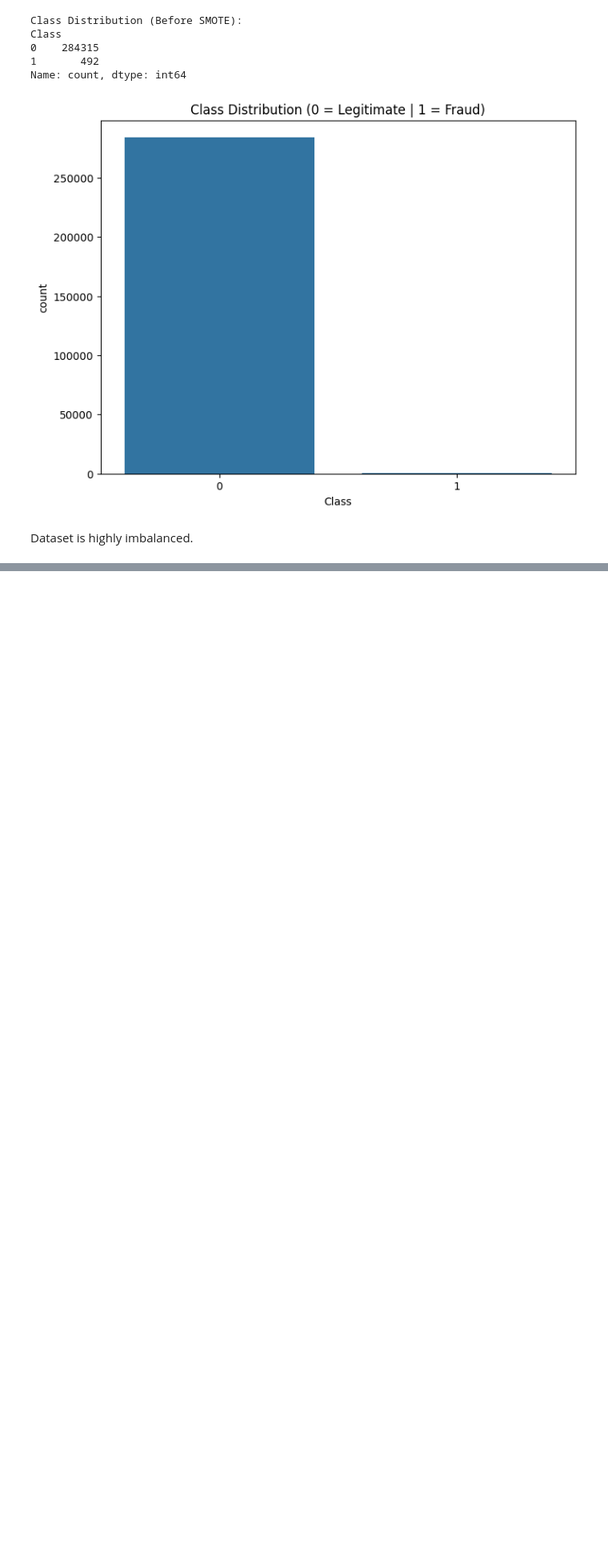
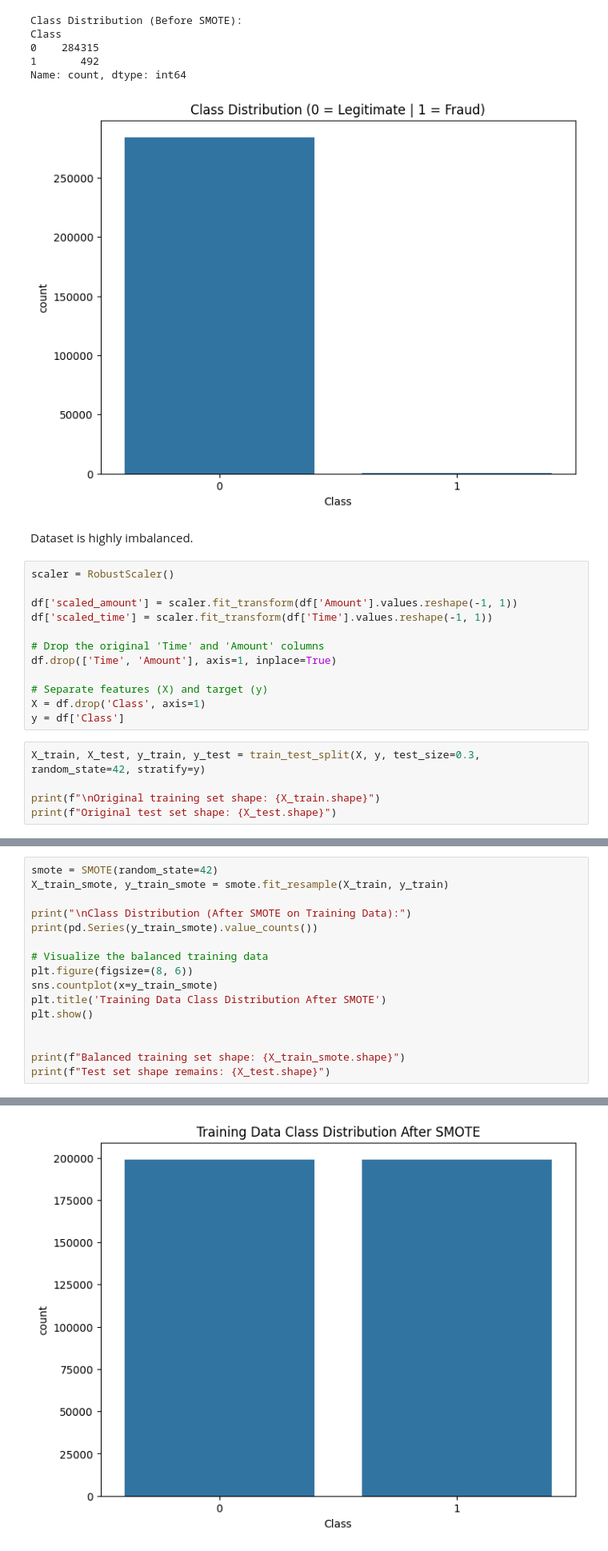
Before and after one commit to 6poh66/FraudDetectionBlockchain, a Jupyter notebook: Fraud_Detection.ipynb, the cells around one changed output, grey strips where cells are left out. Shown: that part at 80% size. Drawn from its saved outputs; the diff is of its cells as text; blank space fills up the shorter version.

Commit message:
Data Pre-Processing

```diff
--- a/Fraud_Detection.ipynb
+++ b/Fraud_Detection.ipynb
@@ -75,3 +93,20 @@ Name: count, dtype: int64
 [figure]
 # %% [markdown]
 Dataset is highly imbalanced.
+# %%
+scaler = RobustScaler()
+
+df['scaled_amount'] = scaler.fit_transform(df['Amount'].values.reshape(-1, 1))
+df['scaled_time'] = scaler.fit_transform(df['Time'].values.reshape(-1, 1))
+
+# Drop the original 'Time' and 'Amount' columns
+df.drop(['Time', 'Amount'], axis=1, inplace=True)
+
+# Separate features (X) and target (y)
+X = df.drop('Class', axis=1)
+y = df['Class']
+# %%
+X_train, X_test, y_train, y_test = train_test_split(X, y, test_size=0.3, random_state=42, stratify=y)
+
+print(f"\nOriginal training set shape: {X_train.shape}")
+print(f"Original test set shape: {X_test.shape}")
@@ -77,0 +118,17 @@ Dataset is highly imbalanced.
+# %%
+smote = SMOTE(random_state=42)
+X_train_smote, y_train_smote = smote.fit_resample(X_train, y_train)
+
+print("\nClass Distribution (After SMOTE on Training Data):")
+print(pd.Series(y_train_smote).value_counts())
+
+# Visualize the balanced training data
+plt.figure(figsize=(8, 6))
+sns.countplot(x=y_train_smote)
+plt.title('Training Data Class Distribution After SMOTE')
+plt.show()
+
+
+print(f"Balanced training set shape: {X_train_smote.shape}")
+print(f"Test set shape remains: {X_test.shape}")
+# %% [output]
@@ -77,0 +140 @@ Dataset is highly imbalanced.
+[figure, added]
```
Also changed, not shown: parts of 5 cells of this notebook.
